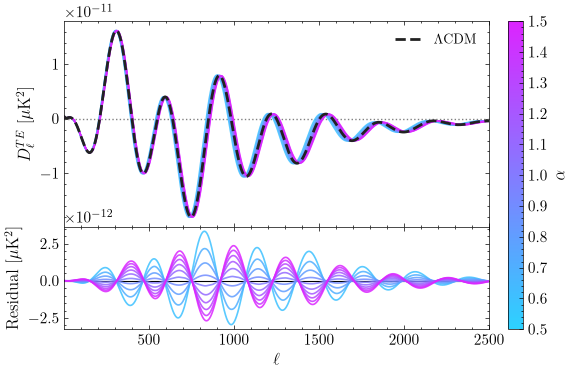
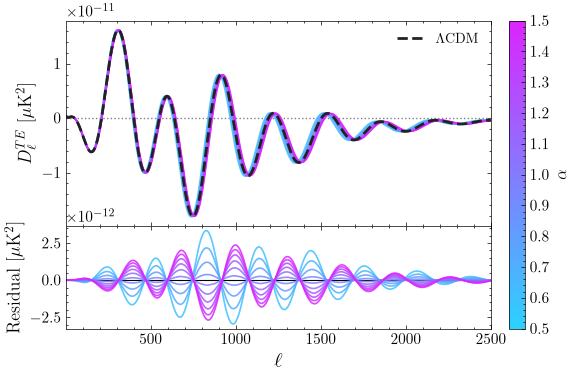
The change to this notebook cell's code, shown as a diff; its figure went from the first image to the second:
--- before
+++ after
@@ -22,9 +22,9 @@
 
 # ax.set_xscale('log')
-ax.set_ylabel(r'$D_\ell^{TE}$  [$\mu$K$^2$]')
+ax.set_ylabel(r'$D_\ell^{TE}$  [$\mu$K$^2$]', fontsize=13)
 ax.legend()
 # axr.set_xscale('log')
-axr.set_xlabel(r'$\ell$')
-axr.set_ylabel(r'Residual [$\mu$K$^2$]')
+axr.set_xlabel(r'$\ell$', fontsize=15)
+axr.set_ylabel(r'Residual [$\mu$K$^2$]', fontsize=13)
 add_alpha_colorbar(fig, (ax, axr))
 

Commit: Added reconstruction plots